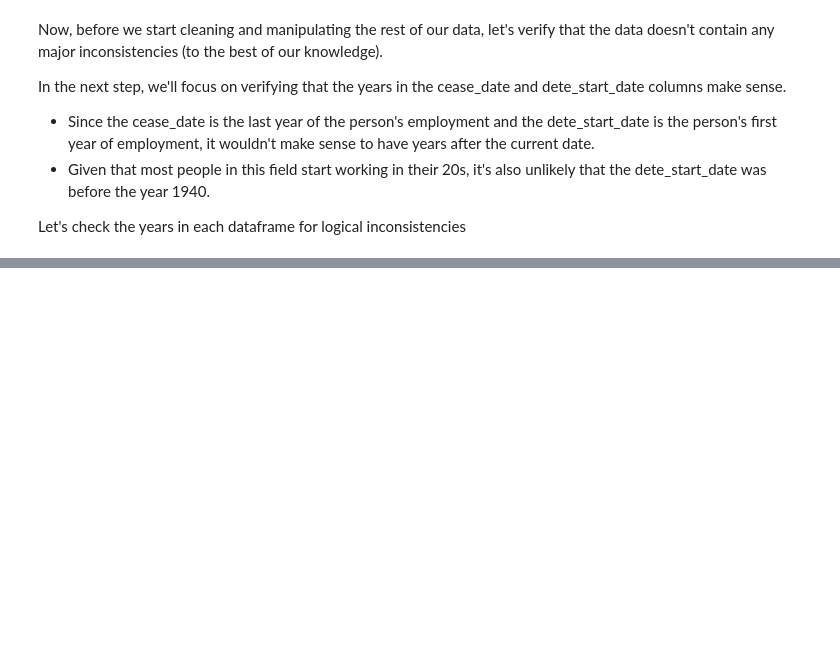
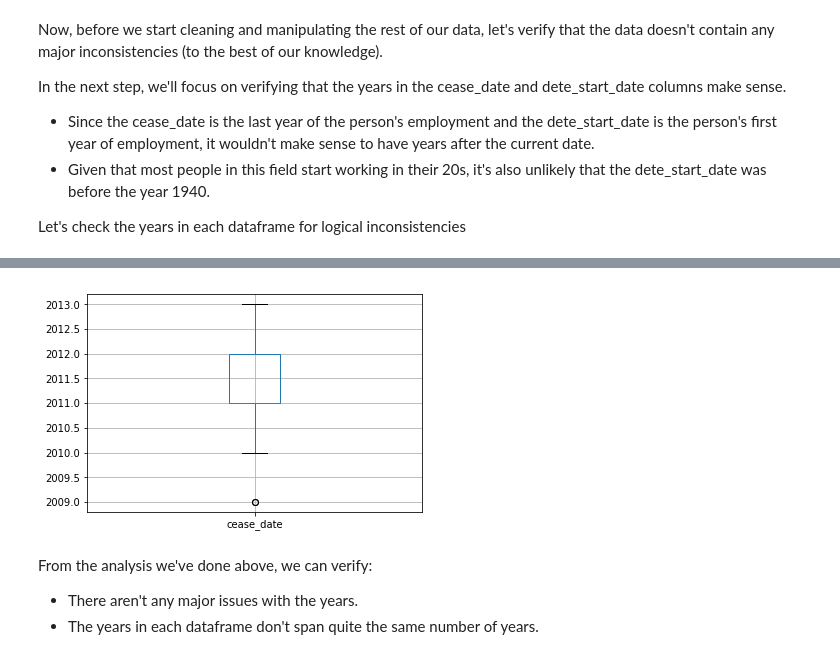
Before and after one commit to eugene-petrash/employees-resigning, a Jupyter notebook: main.ipynb, the cells around one changed output, grey strips where cells are left out. Cells and saved outputs as stored; diff of their text form; code cells hidden in the pictures; blank space fills up the shorter version.

```diff
--- a/main.ipynb
+++ b/main.ipynb
@@ -354,0 +442,8 @@ dete_resignations
+# %%
+tafe_tafe = tafe_resignations.boxplot(column="cease_date")
+# %% [output]
+[figure, added]
+# %% [markdown]
+From the analysis we've done above, we can verify:
+* There aren't any major issues with the years.
+*  The years in each dataframe don't span quite the same number of years.
```
Also changed, not shown: parts of 8 cells of this notebook.
